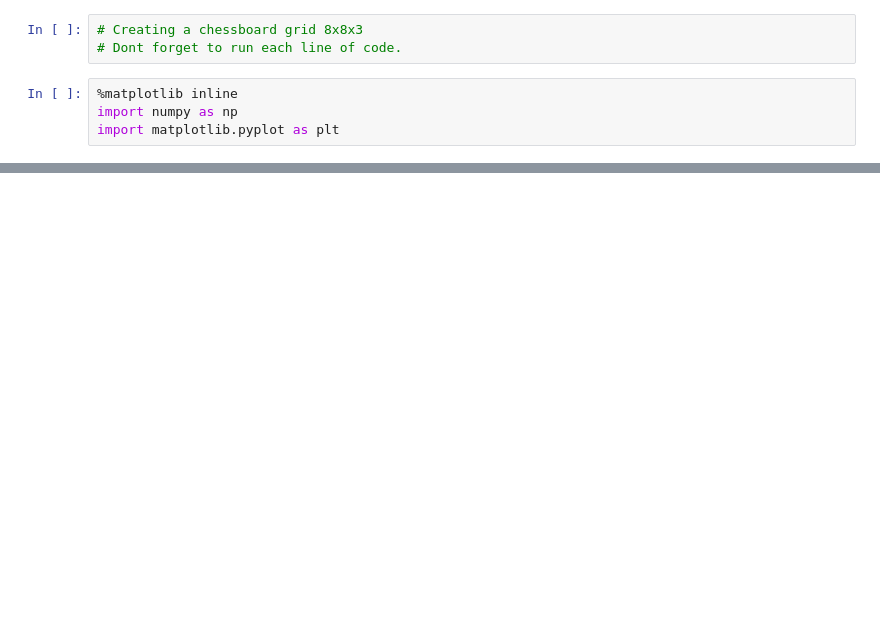
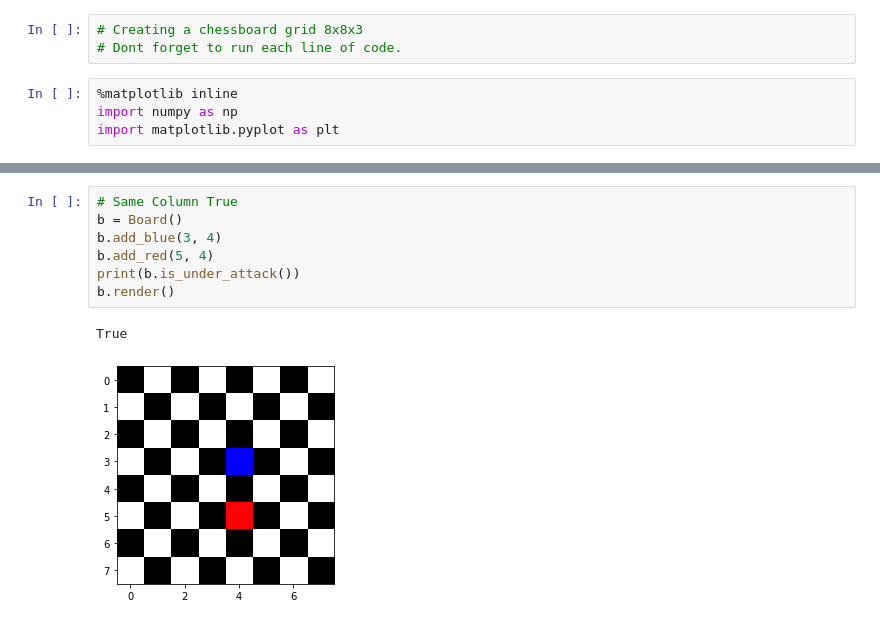
Before and after one commit to PyDrummer/chess-board, a Jupyter notebook: chess_board.ipynb, the cells around one changed output, grey strips where cells are left out. Saved outputs shown, nothing was run; the diff lists cells and outputs as text; blank space fills up the shorter version.

```diff
--- a/chess_board.ipynb
+++ b/chess_board.ipynb
@@ -84,0 +70,10 @@ True
+# %%
+# Same Column True
+b = Board()
+b.add_blue(3, 4)
+b.add_red(5, 4)
+print(b.is_under_attack())
+b.render()
+# %% [output]
+True
+[figure, added]
```
Also changed, not shown: parts of 6 cells of this notebook.
